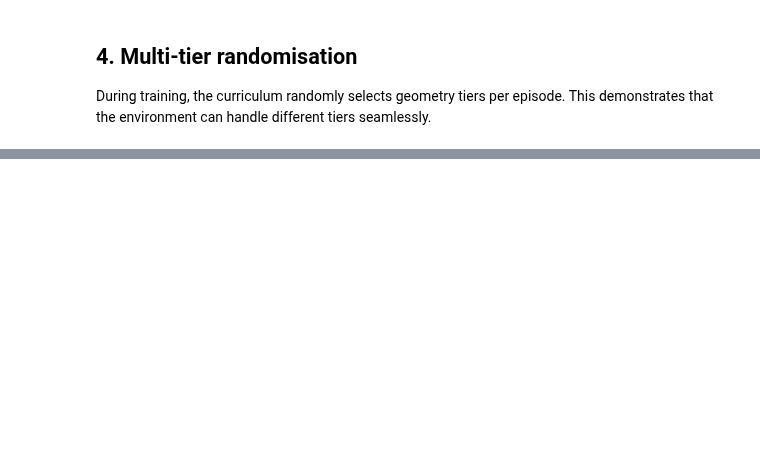
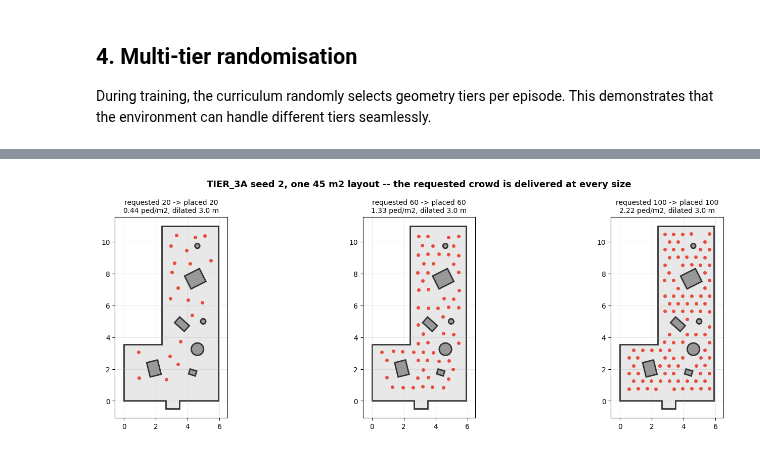
Before and after one commit to FabianPlum/CrowdRL, a Jupyter notebook: examples/04_gymnasium_env.ipynb, the cells around one changed output, grey strips where cells are left out. Drawn from its saved outputs; the diff is of its cells as text; code cells hidden in the pictures; blank space fills up the shorter version.

```diff
--- a/examples/04_gymnasium_env.ipynb
+++ b/examples/04_gymnasium_env.ipynb
@@ -259,0 +354,80 @@ Forward: mean=-41.85, std=11.89
+# %%
+# ONE fixed room, three requested crowd sizes. Holding the geometry constant is the
+# point: density genuinely rises, so what you see is the spawn region growing rather
+# than the environment quietly picking a roomier layout.
+from crowdrl_env.geometry_generator import generate_geometry
+from crowdrl_env.spawner import spawn_agents, spawn_capacity
+
+REQUESTS = [20, 60, 100]
+TIER = GeometryTier.TIER_3A
+SEED = 2
+
+geom = generate_geometry(np.random.default_rng(SEED), GeometryConfig(tier=TIER))
+room_area = geom.polygon.area
+
+fig, axes = plt.subplots(1, len(REQUESTS), figsize=(16, 5.2))
+rows = []
+
+for ax, n_requested in zip(axes, REQUESTS):
+    result = spawn_agents(
+        np.random.default_rng(SEED),
+        geom.spawn_regions,
+        geom.goal_regions,
+        SpawnConfig(n_agents_range=(n_requested, n_requested)),
+        n_agents=n_requested,
+        walkable=geom.polygon,
+    )
+    plot_geometry(geom.polygon, ax=ax)
+    ax.scatter(result.positions[:, 0], result.positions[:, 1], s=16, c="#e74c3c", zorder=10)
+    ax.set_title(
+        f"requested {n_requested} -> placed {result.n_agents}\n"
+        f"{result.n_agents / room_area:.2f} ped/m2, "
+        f"dilated {result.dilation_applied:.1f} m",
+        fontsize=10,
+    )
+    rows.append((n_requested, result))
+
+fig.suptitle(
+    f"{TIER.name} seed {SEED}, one {room_area:.0f} m2 layout -- "
+    f"the requested crowd is delivered at every size",
+    fontsize=13,
+    fontweight="bold",
+)
+plt.tight_layout()
+plt.show()
+
+header = (
+    f"{'req':>5} {'placed':>7} {'spawn m2':>9} {'capacity':>9} "
+    f"{'dilated m':>10} {'ped/m2':>7}"
+)
+print(f"fixed layout: {room_area:.1f} m2 walkable")
+print(header)
+print("-" * len(header))
+for n_requested, result in rows:
+    print(
+        f"{n_requested:>5} {result.n_agents:>7} {result.spawn_area_m2:>9.2f} "
+        f"{result.capacity:>9} {result.dilation_applied:>10.2f} "
+        f"{result.n_agents / room_area:>7.2f}"
+    )
+    assert result.n_agents == n_requested, "spawner must deliver the requested count"
+
+print("\nspawn_area and capacity grow with the request -- that is the dilation.")
+print("The room never changes, so ped/m2 rises with the request as it should.")
+
+# The same guarantee through the full env, which also records the provenance in info.
+env = CrowdEnv(
+    config=CrowdEnvConfig(
+        geometry_tiers=[TIER],
+        spawn=SpawnConfig(n_agents_range=(100, 100)),
+        max_steps=10,
+    ),
+    seed=SEED,
+)
+obs, info = env.reset(seed=SEED)
+print("\nCrowdEnv.reset() info, density provenance:")
+for key in ("requested_n", "n_agents", "spawn_area_m2", "spawn_capacity",
+            "walkable_area_m2", "achieved_density"):
+    print(f"  {key:<18} {info[key]}")
+assert info["n_agents"] == info["requested_n"] == 100
+# %% [output]
+[figure, added]
```
Also changed, not shown: parts of 17 cells of this notebook.
